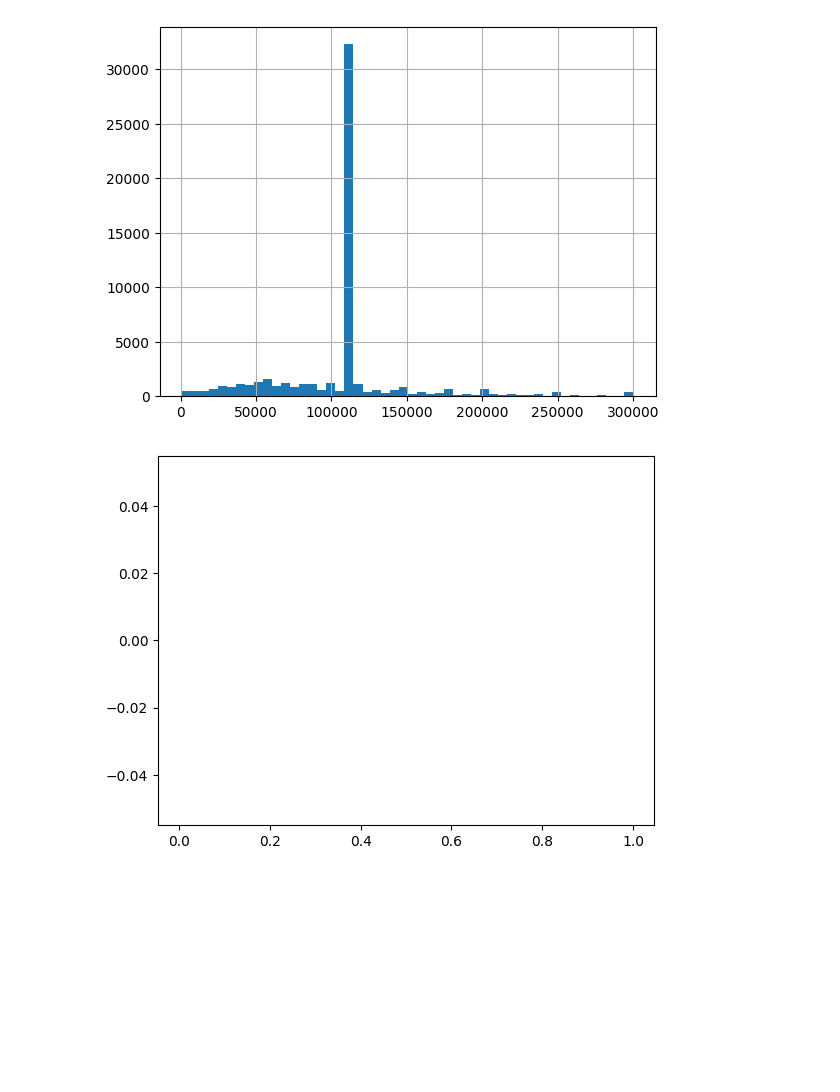
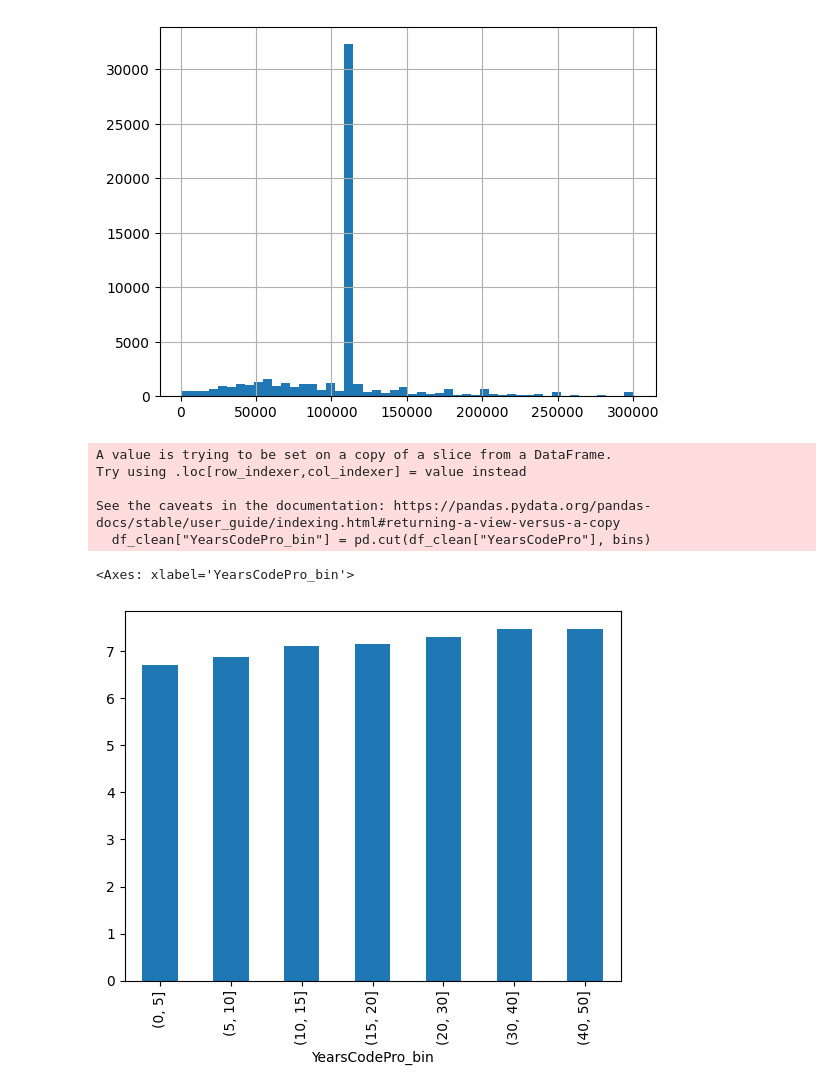
Before and after one commit to dev-evelin/ibm-data-analyst-capstone, a Jupyter notebook: notebooks/04_Data_Visualization.ipynb, the cells around one changed output. Cells and saved outputs as stored; diff of their text form; code cells hidden in the pictures; blank space fills up the shorter version.

```diff
--- a/notebooks/04_Data_Visualization.ipynb
+++ b/notebooks/04_Data_Visualization.ipynb
@@ -482,22 +480,23 @@ df_clean["CompTotal"].hist(bins=50)
 # %%
-df["JobSat"].isnull().sum()
-df["JobSat"].unique()
-df["JobSat"].describe()
+#Plotting the histogram for (JobSat) scores based on respondents' years of professional (YearsCodePro) coding experience.
 
 df["YearsCodePro"].unique()
+df["JobSat"].unique()
 
-beginner = df[df["YearsCodePro"] <= 2]
-junior = df[(df["YearsCodePro"] > 2) & (df["YearsCodePro"] <= 5)]
-mid = df[(df["YearsCodePro"] > 5) & (df["YearsCodePro"] <= 10)]
-senior = df[(df["YearsCodePro"] > 10) & (df["YearsCodePro"] <= 20)]
-expert = df[df["YearsCodePro"] > 20]
+df_clean = df.dropna(subset=["JobSat", "YearsCodePro"])
 
-plt.hist(beginner.dropna(), bins=30, alpha=0.5, label="Beginner")
-plt.hist(junior.dropna(), bins=30, alpha=0.5, label="Junior")
-plt.hist(mid.dropna(), bins=30, alpha=0.5, label="Mid")
-plt.hist(senior.dropna(), bins=30, alpha=0.5, label="Senior")
-plt.hist(expert.dropna(), bins=30, alpha=0.5, label="Expert")
+bins = [0, 5, 10, 15, 20, 30, 40, 50]
+df_clean["YearsCodePro_bin"] = pd.cut(df_clean["YearsCodePro"], bins)
+df_clean["YearsCodePro_bin"]
 
-plt.show()
+grouped = df_clean.groupby("YearsCodePro_bin")["JobSat"].mean()
+grouped
+grouped.plot(kind="bar")
 # %% [output]
+A value is trying to be set on a copy of a slice from a DataFrame.
+Try using .loc[row_indexer,col_indexer] = value instead
+
+See the caveats in the documentation: https://pandas.pydata.org/pandas-docs/stable/user_guide/indexing.html#returning-a-view-versus-a-copy
+  df_clean["YearsCodePro_bin"] = pd.cut(df_clean["YearsCodePro"], bins)
+<Axes: xlabel='YearsCodePro_bin'>
-[figure, old version]
+[figure, new version]
```
Also changed, not shown: parts of 9 cells of this notebook.
